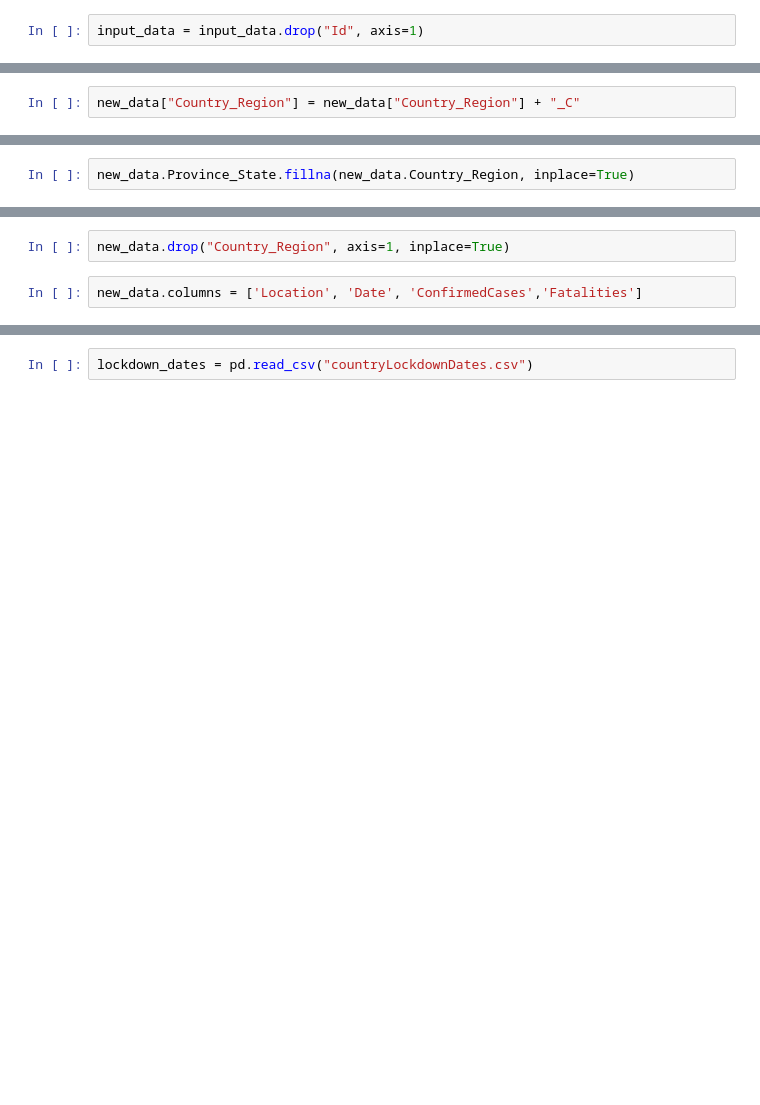
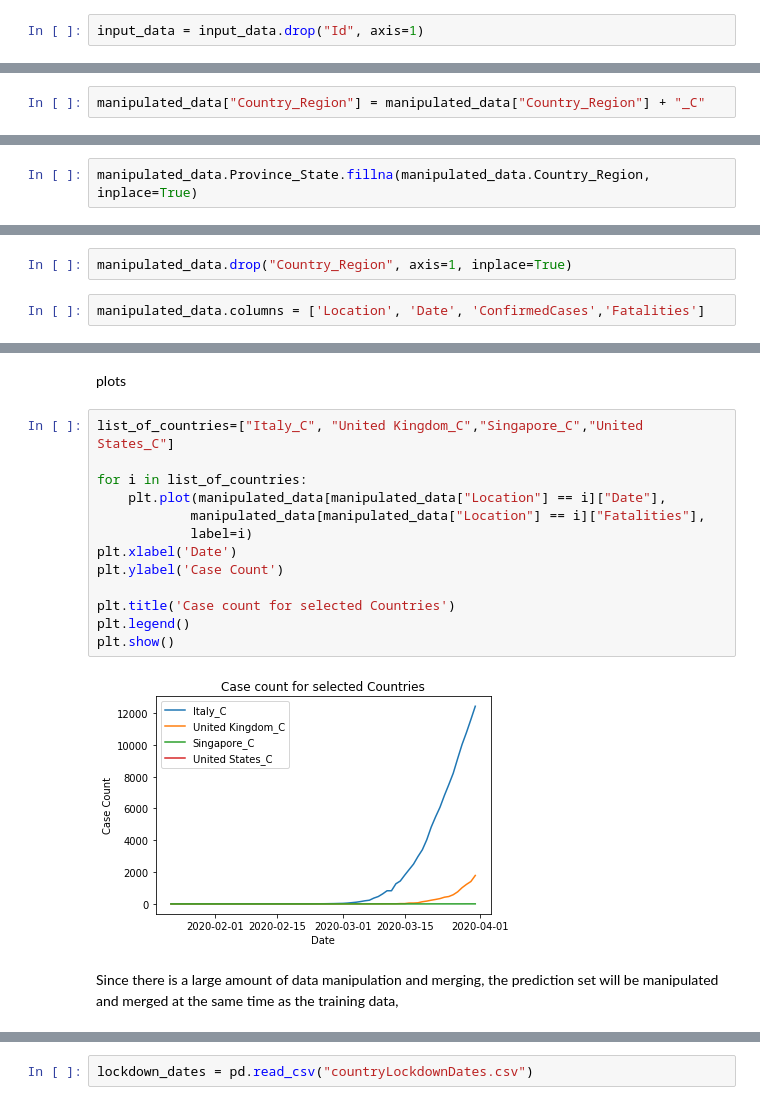
Before and after one commit to JKhandelwal/ID5059Practical3, a Jupyter notebook: ID5059CovidData.ipynb, the cells around one changed output, grey strips where cells are left out. Drawn from its saved outputs; the diff is of its cells as text; blank space fills up the shorter version.

```diff
--- a/ID5059CovidData.ipynb
+++ b/ID5059CovidData.ipynb
@@ -27,2 +24,2 @@ new_data = input_data.copy()
 # %%
-new_data["Country_Region"] = new_data["Country_Region"] + "_C"
+manipulated_data["Country_Region"] = manipulated_data["Country_Region"] + "_C"
@@ -29,2 +28,2 @@ new_data["Country_Region"] = new_data["Country_Region"] + "_C"
 # %%
-new_data.Province_State.fillna(new_data.Country_Region, inplace=True)
+manipulated_data.Province_State.fillna(manipulated_data.Country_Region, inplace=True)
@@ -31,4 +32,4 @@ new_data.Province_State.fillna(new_data.Country_Region, inplace=True)
 # %%
-new_data.drop("Country_Region", axis=1, inplace=True)
+manipulated_data.drop("Country_Region", axis=1, inplace=True)
 # %%
-new_data.columns = ['Location', 'Date', 'ConfirmedCases','Fatalities']
+manipulated_data.columns = ['Location', 'Date', 'ConfirmedCases','Fatalities']
@@ -52,0 +52,19 @@ new_data
+# %% [markdown]
+plots
+# %%
+list_of_countries=["Italy_C", "United Kingdom_C","Singapore_C","United States_C"]
+
+for i in list_of_countries:
+    plt.plot(manipulated_data[manipulated_data["Location"] == i]["Date"],
+            manipulated_data[manipulated_data["Location"] == i]["Fatalities"],
+            label=i)
+plt.xlabel('Date')
+plt.ylabel('Case Count')
+
+plt.title('Case count for selected Countries')
+plt.legend()
+plt.show()
+# %% [output]
+[figure, added]
+# %% [markdown]
+Since there is a large amount of data manipulation and merging, the prediction set will be manipulated and merged at the same time as the training data,
```
Also changed, not shown: parts of 106 cells of this notebook.
